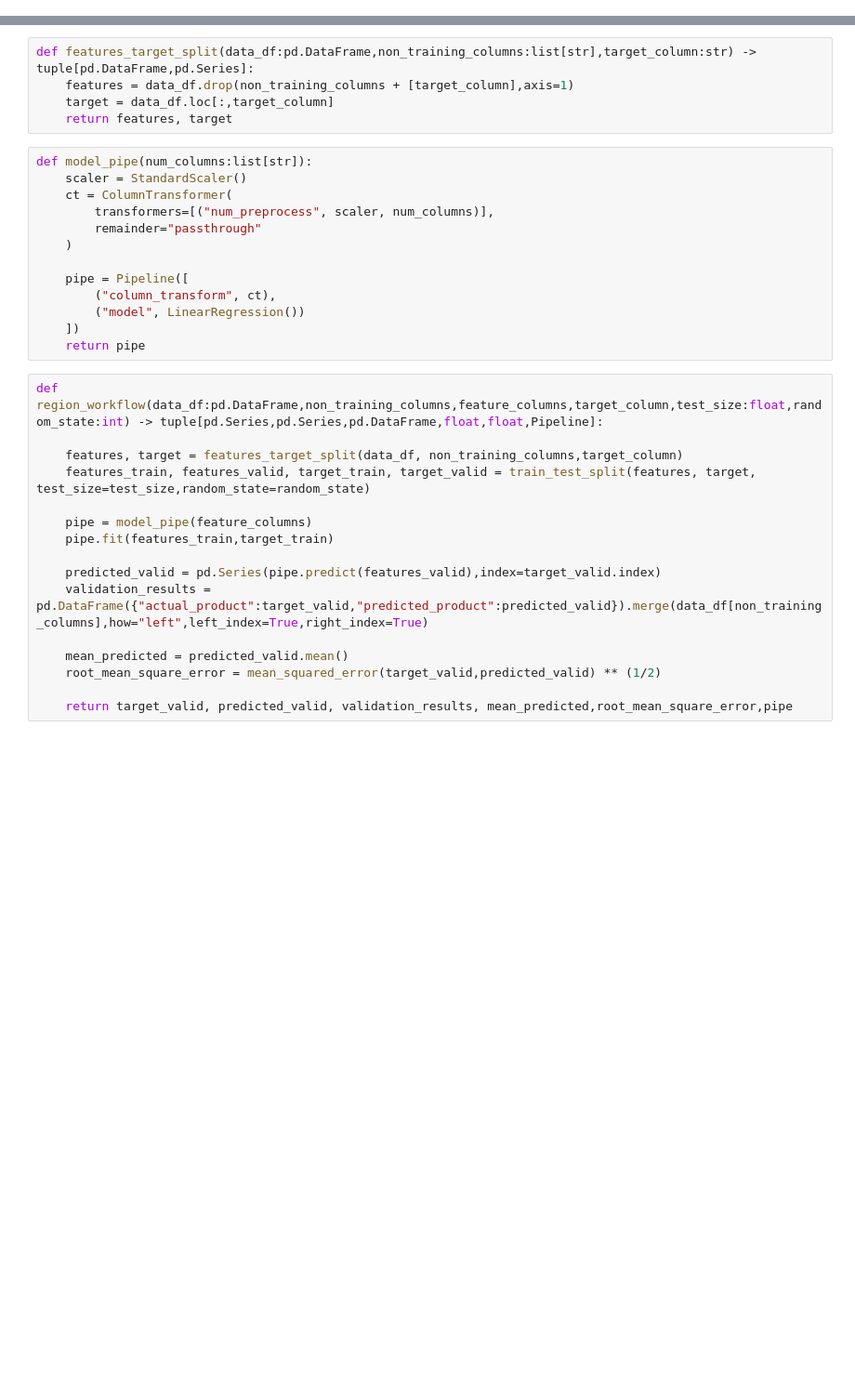
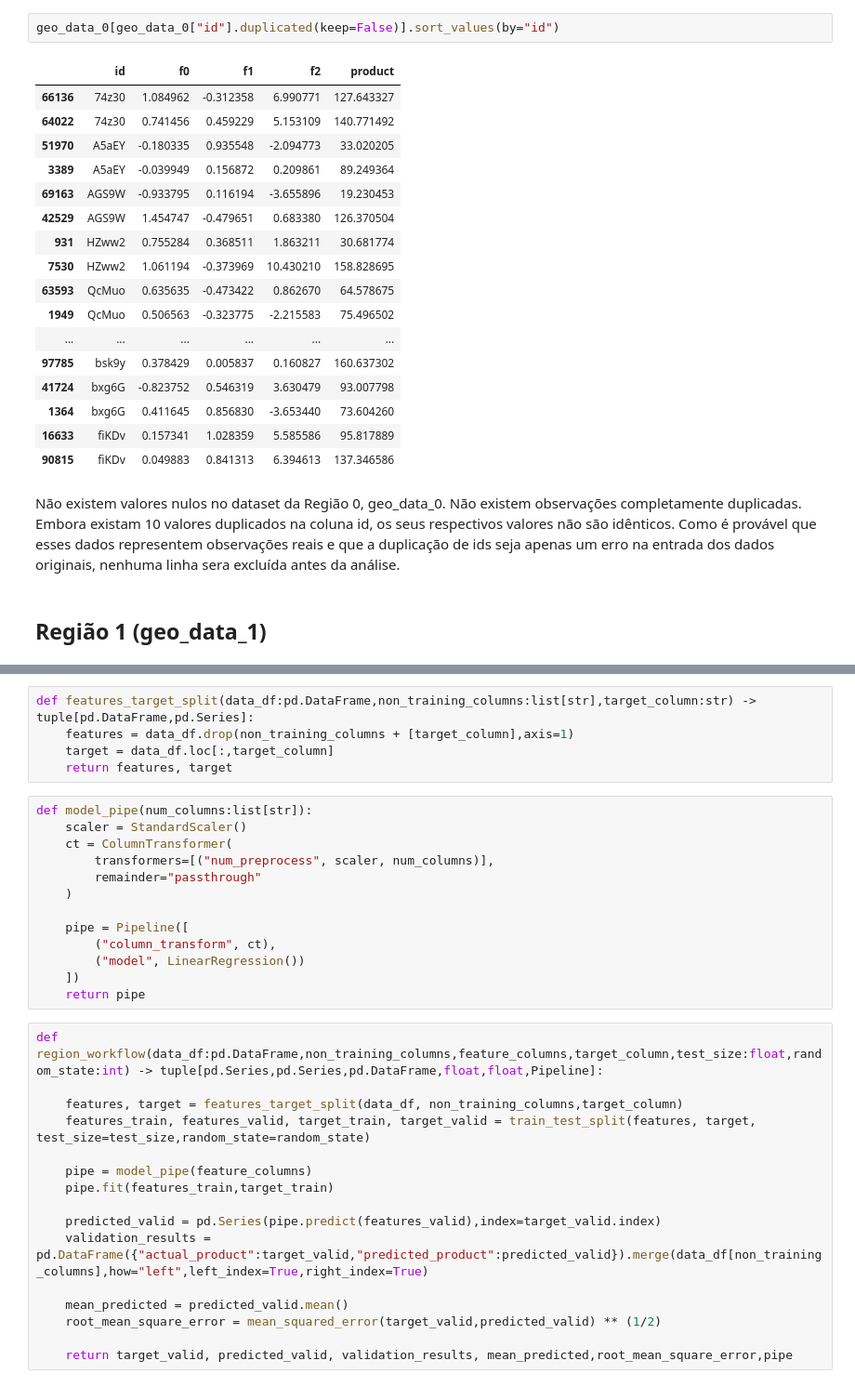
Before and after one commit to danendless/TT-Sprint10-Project, a Jupyter notebook: notebooks/sprint10_project.ipynb, the cells around one changed output, grey strips where cells are left out. Shown at 93% size. Saved outputs shown, nothing was run; the diff lists cells and outputs as text; blank space fills up the shorter version.

```diff
--- a/notebooks/sprint10_project.ipynb
+++ b/notebooks/sprint10_project.ipynb
@@ -15,0 +87,24 @@ geo_data_2 = pd.read_csv("../datasets/geo_data_2.csv")
+# %%
+geo_data_0[geo_data_0["id"].duplicated(keep=False)].sort_values(by="id")
+# %% [output]
+|  | id | f0 | f1 | f2 | product |
+| 66136 | 74z30 | 1.084962 | -0.312358 | 6.990771 | 127.643327 |
+| 64022 | 74z30 | 0.741456 | 0.459229 | 5.153109 | 140.771492 |
+| 51970 | A5aEY | -0.180335 | 0.935548 | -2.094773 | 33.020205 |
+| 3389 | A5aEY | -0.039949 | 0.156872 | 0.209861 | 89.249364 |
+| 69163 | AGS9W | -0.933795 | 0.116194 | -3.655896 | 19.230453 |
+| 42529 | AGS9W | 1.454747 | -0.479651 | 0.683380 | 126.370504 |
+| 931 | HZww2 | 0.755284 | 0.368511 | 1.863211 | 30.681774 |
+| 7530 | HZww2 | 1.061194 | -0.373969 | 10.430210 | 158.828695 |
+| 63593 | QcMuo | 0.635635 | -0.473422 | 0.862670 | 64.578675 |
+| 1949 | QcMuo | 0.506563 | -0.323775 | -2.215583 | 75.496502 |
+| ... | ... | ... | ... | ... | ... |
+| 97785 | bsk9y | 0.378429 | 0.005837 | 0.160827 | 160.637302 |
+| 41724 | bxg6G | -0.823752 | 0.546319 | 3.630479 | 93.007798 |
+| 1364 | bxg6G | 0.411645 | 0.856830 | -3.653440 | 73.604260 |
+| 16633 | fiKDv | 0.157341 | 1.028359 | 5.585586 | 95.817889 |
+| 90815 | fiKDv | 0.049883 | 0.841313 | 6.394613 | 137.346586 |
+# %% [markdown]
+Não existem valores nulos no dataset da Região 0, geo_data_0. Não existem observações completamente duplicadas. Embora existam 10 valores duplicados na coluna id, os seus respectivos valores não são idênticos. Como é provável que esses dados representem observações reais e que a duplicação de ids seja apenas um erro na entrada dos dados originais, nenhuma linha sera excluída antes da análise.
+# %% [markdown]
+## Região 1 (geo_data_1)
```
Also changed, not shown: parts of 42 cells of this notebook.
